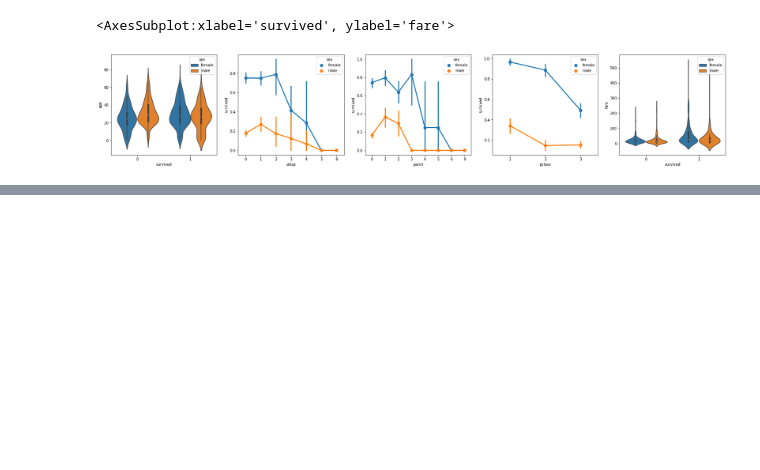
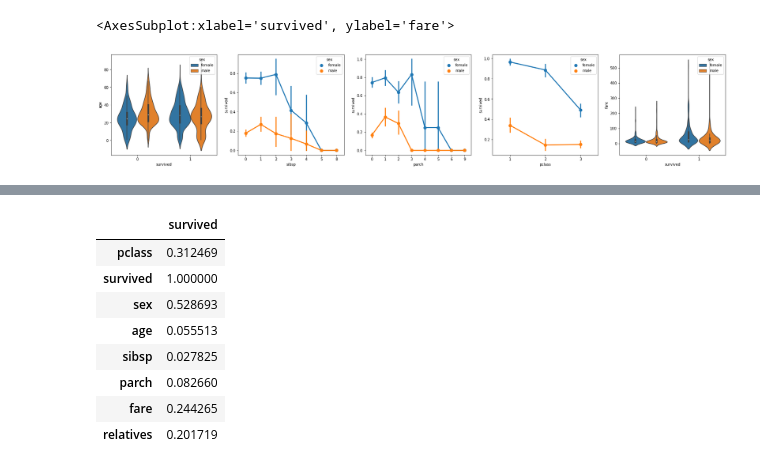
Before and after one commit to RodrigoEmmanuel/ProjetoPython, a Jupyter notebook: Data Science/VsCodeTutorial.ipynb, the cells around one changed output, grey strips where cells are left out. Saved outputs shown, nothing was run; the diff lists cells and outputs as text; code cells hidden in the pictures; blank space fills up the shorter version.

```diff
--- a/Data Science/VsCodeTutorial.ipynb
+++ b/Data Science/VsCodeTutorial.ipynb
@@ -25,3 +25,8 @@ sns.violinplot(x="survived", y="fare", hue="sex", data=data, ax=axs[4])
 # %% [output]
 <AxesSubplot:xlabel='survived', ylabel='fare'>
 [figure]
+# %%
+#Para fazer a correlação com pandas os valores precisam ser passados para numéricos.
+data.replace({'male': 1, 'female': 0}, inplace=True)
+
+data.corr().abs()[["survived"]]
@@ -27,0 +42,16 @@ sns.violinplot(x="survived", y="fare", hue="sex", data=data, ax=axs[4])
+# %%
+#Criando uma coluna de parentes para saber se os sobreviventes tinham algum parente e para analizar uma
+#possível correlação entre essas informações.
+
+data['relatives'] = data.apply (lambda row: int((row['sibsp'] + row['parch']) > 0), axis=1)
+data.corr().abs()[["survived"]]
+# %% [output]
+|  | survived |
+| pclass | 0.312469 |
+| survived | 1.000000 |
+| sex | 0.528693 |
+| age | 0.055513 |
+| sibsp | 0.027825 |
+| parch | 0.082660 |
+| fare | 0.244265 |
+| relatives | 0.201719 |
```
Also changed, not shown: parts of 1 cell of this notebook.
